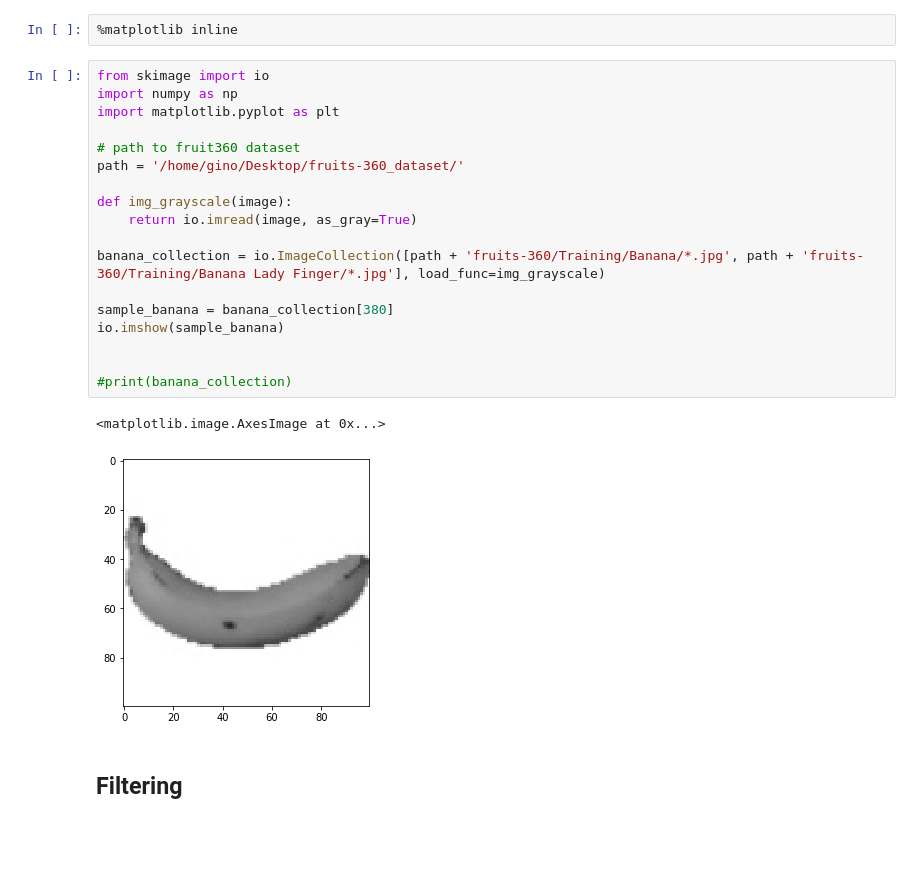
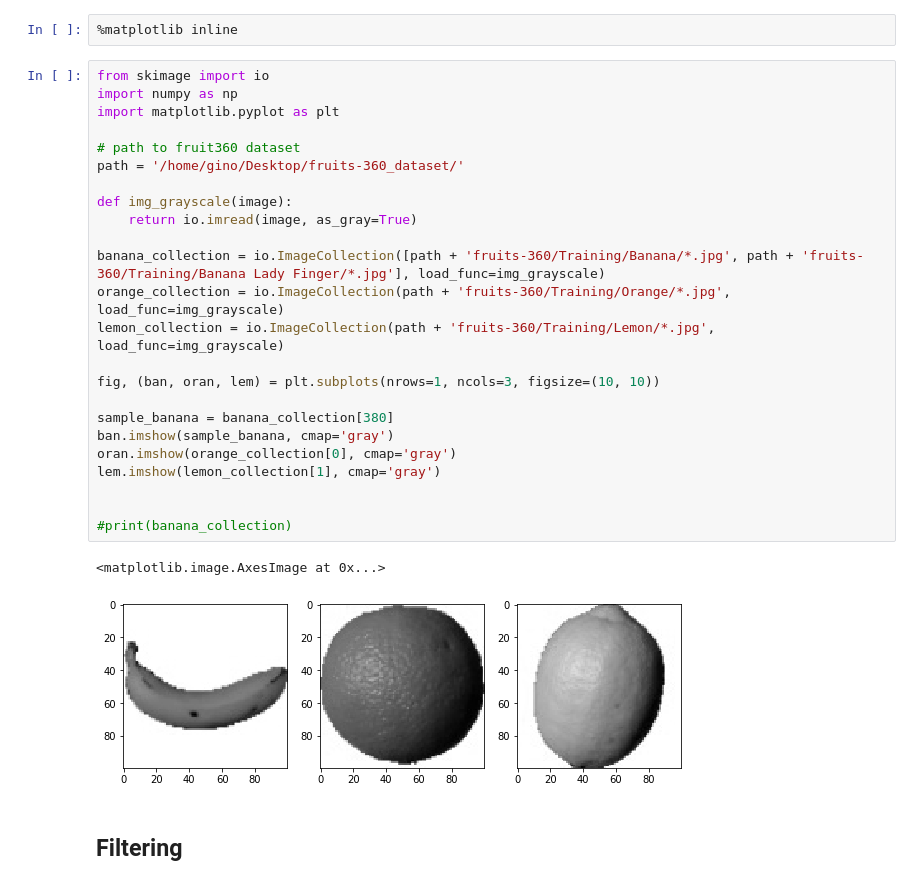
Before and after one commit to GinoAvanzini/fruit-sorter, a Jupyter notebook: src/scikit_image_testbench.ipynb, the cells around one changed output. Saved outputs shown, nothing was run; the diff lists cells and outputs as text; blank space fills up the shorter version.

Commit message:
Add all-fruits comparison. Update notes

```diff
--- a/src/scikit_image_testbench.ipynb
+++ b/src/scikit_image_testbench.ipynb
@@ -7,24 +7,30 @@
 # %%
 from skimage import io
 import numpy as np
 import matplotlib.pyplot as plt
 
 # path to fruit360 dataset
 path = '/home/gino/Desktop/fruits-360_dataset/'
 
 def img_grayscale(image):
     return io.imread(image, as_gray=True)
 
 banana_collection = io.ImageCollection([path + 'fruits-360/Training/Banana/*.jpg', path + 'fruits-360/Training/Banana Lady Finger/*.jpg'], load_func=img_grayscale)
+orange_collection = io.ImageCollection(path + 'fruits-360/Training/Orange/*.jpg', load_func=img_grayscale)
+lemon_collection = io.ImageCollection(path + 'fruits-360/Training/Lemon/*.jpg', load_func=img_grayscale)
+
+fig, (ban, oran, lem) = plt.subplots(nrows=1, ncols=3, figsize=(10, 10))
 
 sample_banana = banana_collection[380]
-io.imshow(sample_banana)
+ban.imshow(sample_banana, cmap='gray')
+oran.imshow(orange_collection[0], cmap='gray')
+lem.imshow(lemon_collection[1], cmap='gray')
 
 
 #print(banana_collection)
 # %% [output]
 <matplotlib.image.AxesImage at 0x...>
-[figure, old version]
+[figure, new version]
 # %% [markdown]
 ## Filtering
 # %%
```
Also changed, not shown: parts of 9 cells of this notebook, 1 other file.
